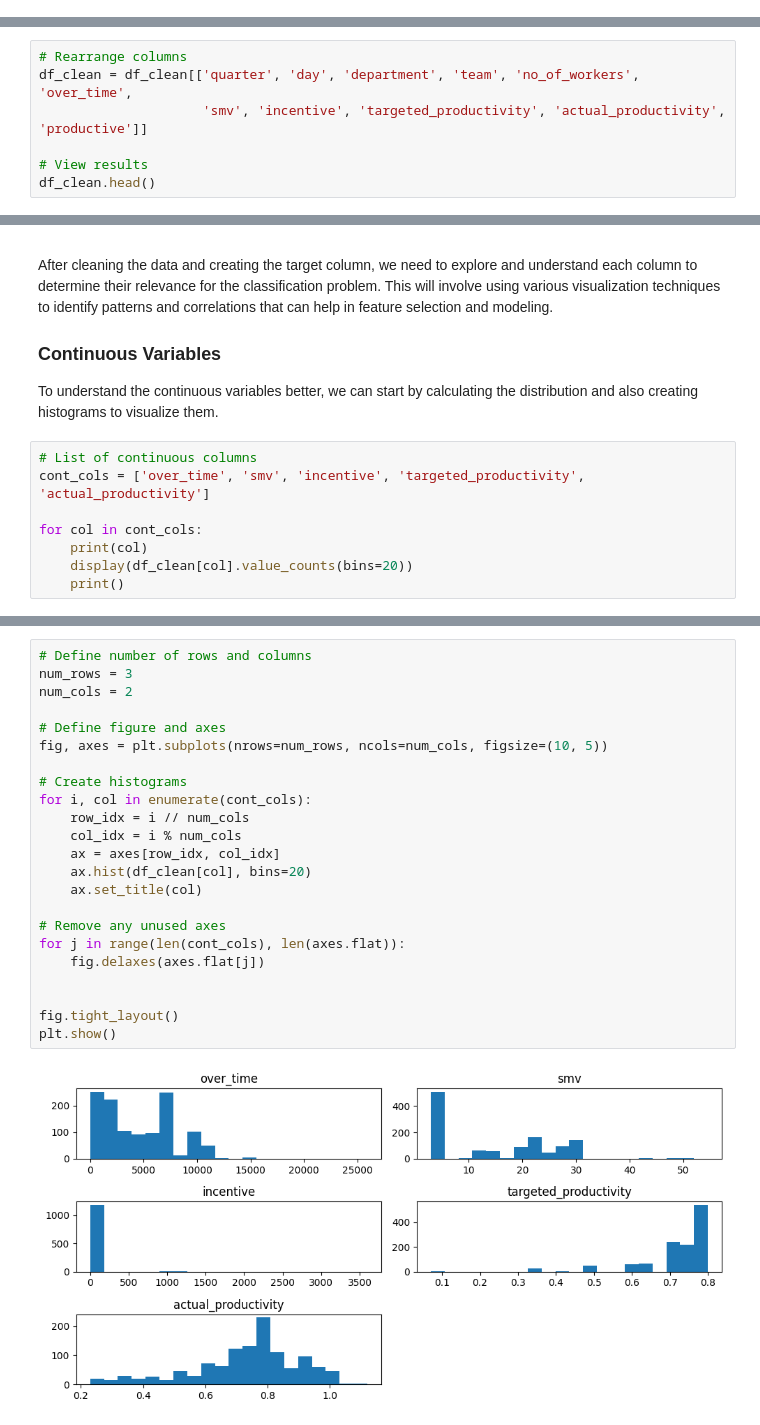
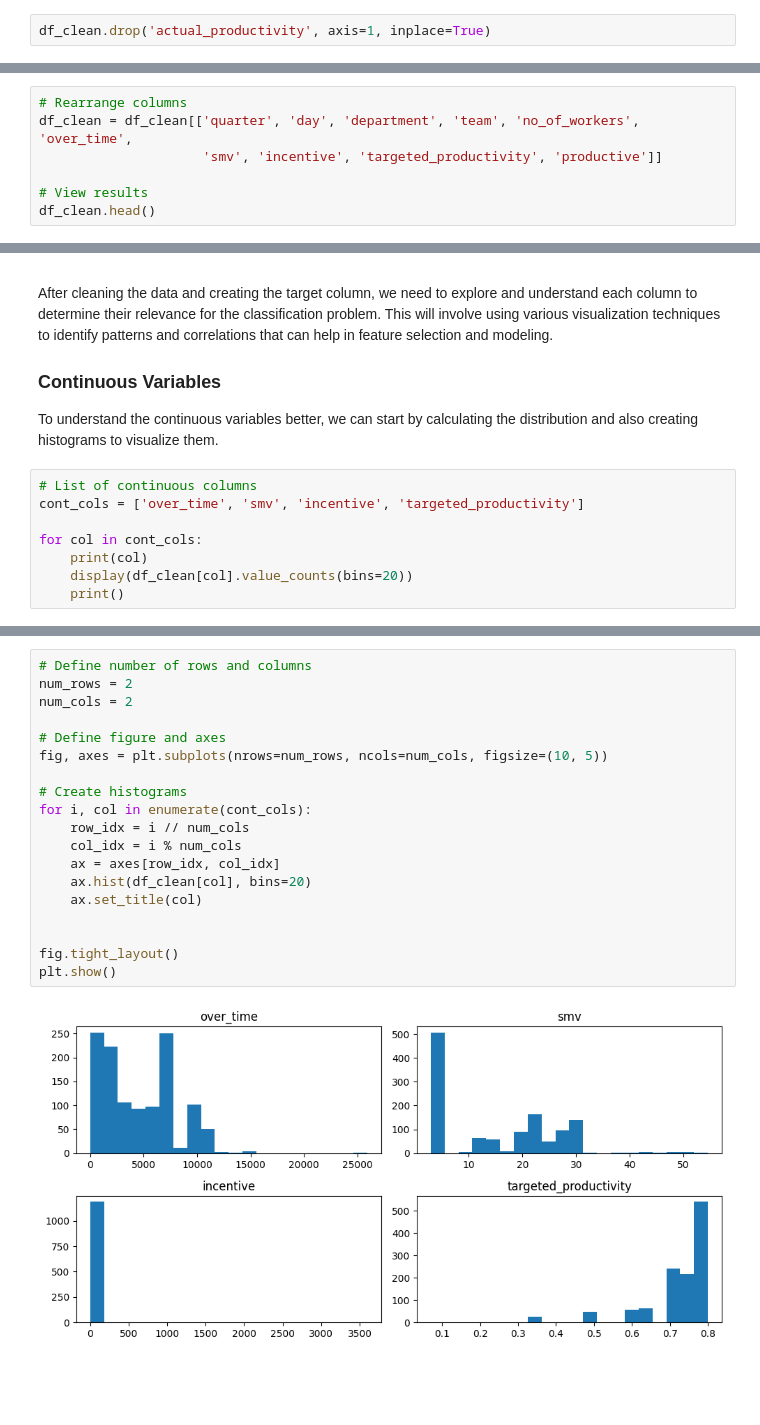
Before and after one commit to MuhammadAwon/datascience-projects, a Jupyter notebook: Projects/classifying-employee-productivity/employee-productivity.ipynb, the cells around one changed output, grey strips where cells are left out. Drawn from its saved outputs; the diff is of its cells as text; blank space fills up the shorter version.

Commit message:
Feature transformation (employee productivity)

```diff
--- a/Projects/classifying-employee-productivity/employee-productivity.ipynb
+++ b/Projects/classifying-employee-productivity/employee-productivity.ipynb
@@ -879 +1027,3 @@ df_clean.drop('no_of_style_change', axis=1, inplace=True)
+# %%
+df_clean.drop('actual_productivity', axis=1, inplace=True)
 # %% [markdown]
@@ -892,7 +1041,7 @@ To conclude data cleaning, we'll reorganize columns for readability.
 # %%
 # Rearrange columns
 df_clean = df_clean[['quarter', 'day', 'department', 'team', 'no_of_workers', 'over_time',
-                     'smv', 'incentive', 'targeted_productivity', 'actual_productivity', 'productive']]
+                     'smv', 'incentive', 'targeted_productivity', 'productive']]
 
 # View results
 df_clean.head()
@@ -913,7 +1062,7 @@ After cleaning the data and creating the target column, we need to explore and u
 To understand the continuous variables better, we can start by calculating the distribution and also creating histograms to visualize them.
 # %%
 # List of continuous columns
-cont_cols = ['over_time', 'smv', 'incentive', 'targeted_productivity', 'actual_productivity']
+cont_cols = ['over_time', 'smv', 'incentive', 'targeted_productivity']
 
 for col in cont_cols:
     print(col)
@@ -1013,28 +1144,24 @@ Name: actual_productivity, dtype: int64
 # %%
 # Define number of rows and columns
-num_rows = 3
+num_rows = 2
 num_cols = 2
 
 # Define figure and axes
 fig, axes = plt.subplots(nrows=num_rows, ncols=num_cols, figsize=(10, 5))
 
 # Create histograms
 for i, col in enumerate(cont_cols):
     row_idx = i // num_cols
     col_idx = i % num_cols
     ax = axes[row_idx, col_idx]
     ax.hist(df_clean[col], bins=20)
     ax.set_title(col)
 
-# Remove any unused axes
-for j in range(len(cont_cols), len(axes.flat)):
-    fig.delaxes(axes.flat[j])
-
 
 fig.tight_layout()
 plt.show()
 # %% [output]
-[figure, old version]
+[figure, new version]
 # %% [markdown]
 Based on the histograms, we can make the following observations:
 
```
Also changed, not shown: parts of 44 cells of this notebook, 1 other file.
